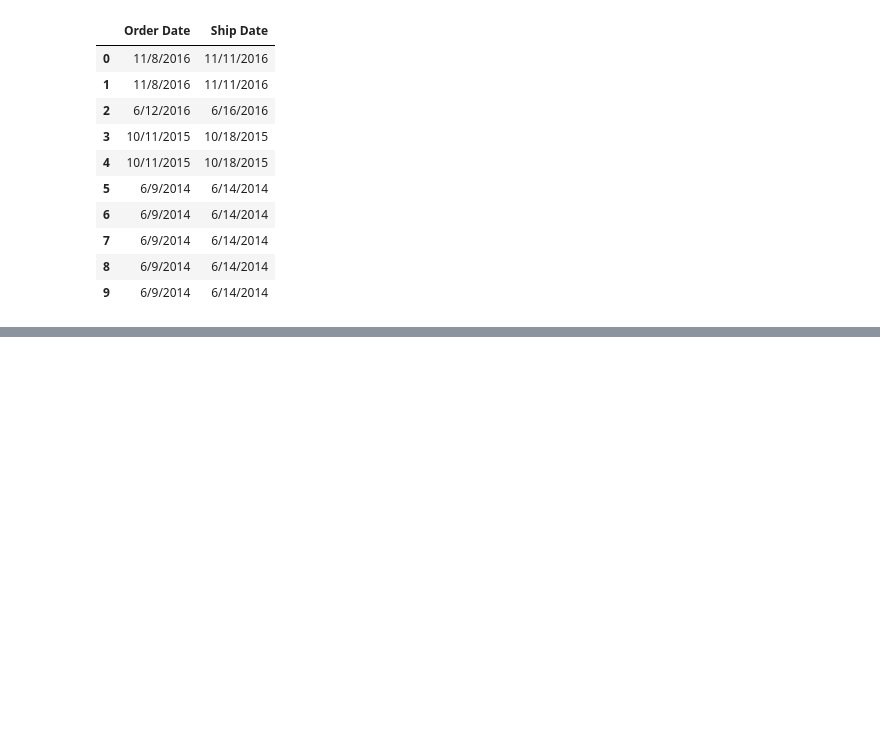
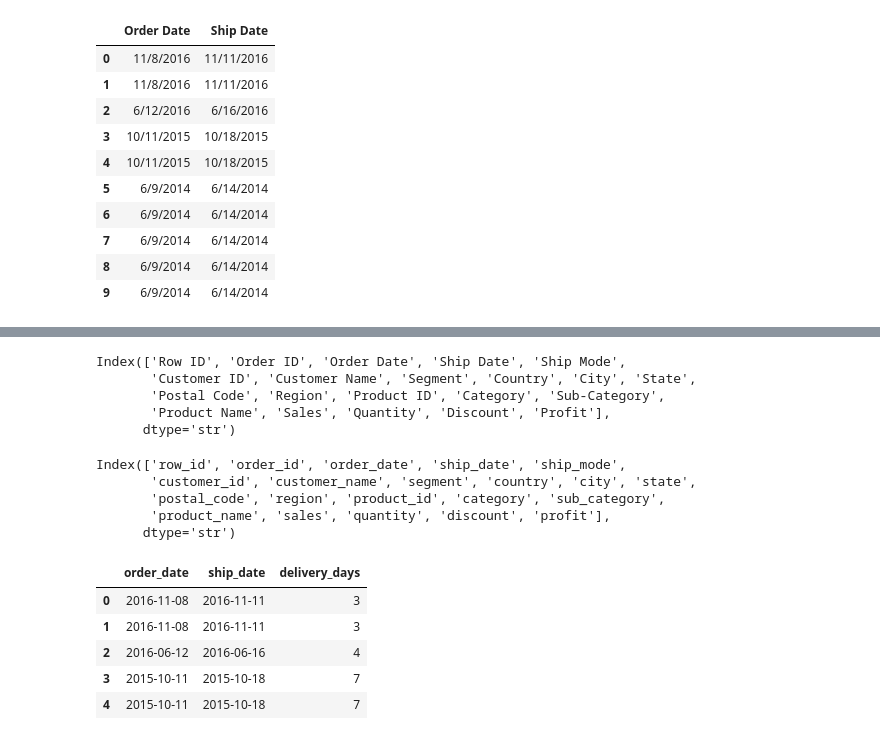
Before and after one commit to Yashoda07/Retail-Sales-Intelligence-Platform, a Jupyter notebook: python/01_data_understanding.ipynb, the cells around one changed output, grey strips where cells are left out. Cells and saved outputs as stored; diff of their text form; code cells hidden in the pictures; blank space fills up the shorter version.

```diff
--- a/python/01_data_understanding.ipynb
+++ b/python/01_data_understanding.ipynb
@@ -137,3 +149,5 @@ df[["Order Date", "Ship Date"]].head(10)
 | 7 | 6/9/2014 | 6/14/2014 |
 | 8 | 6/9/2014 | 6/14/2014 |
 | 9 | 6/9/2014 | 6/14/2014 |
+# %%
+df["Order Date"] = pd.to_datetime(df["Order Date"])
@@ -139,0 +210,8 @@ df[["Order Date", "Ship Date"]].head(10)
+# %%
+df.columns
+# %% [output]
+Index(['Row ID', 'Order ID', 'Order Date', 'Ship Date', 'Ship Mode',
+       'Customer ID', 'Customer Name', 'Segment', 'Country', 'City', 'State',
+       'Postal Code', 'Region', 'Product ID', 'Category', 'Sub-Category',
+       'Product Name', 'Sales', 'Quantity', 'Discount', 'Profit'],
+      dtype='str')
@@ -139,0 +226,8 @@ df[["Order Date", "Ship Date"]].head(10)
+# %%
+df.columns
+# %% [output]
+Index(['row_id', 'order_id', 'order_date', 'ship_date', 'ship_mode',
+       'customer_id', 'customer_name', 'segment', 'country', 'city', 'state',
+       'postal_code', 'region', 'product_id', 'category', 'sub_category',
+       'product_name', 'sales', 'quantity', 'discount', 'profit'],
+      dtype='str')
@@ -139,0 +237,9 @@ df[["Order Date", "Ship Date"]].head(10)
+# %%
+df[["order_date", "ship_date", "delivery_days"]].head()
+# %% [output]
+|  | order_date | ship_date | delivery_days |
+| 0 | 2016-11-08 | 2016-11-11 | 3 |
+| 1 | 2016-11-08 | 2016-11-11 | 3 |
+| 2 | 2016-06-12 | 2016-06-16 | 4 |
+| 3 | 2015-10-11 | 2015-10-18 | 7 |
+| 4 | 2015-10-11 | 2015-10-18 | 7 |
```
Also changed, not shown: parts of 20 cells of this notebook, 2 other files.
